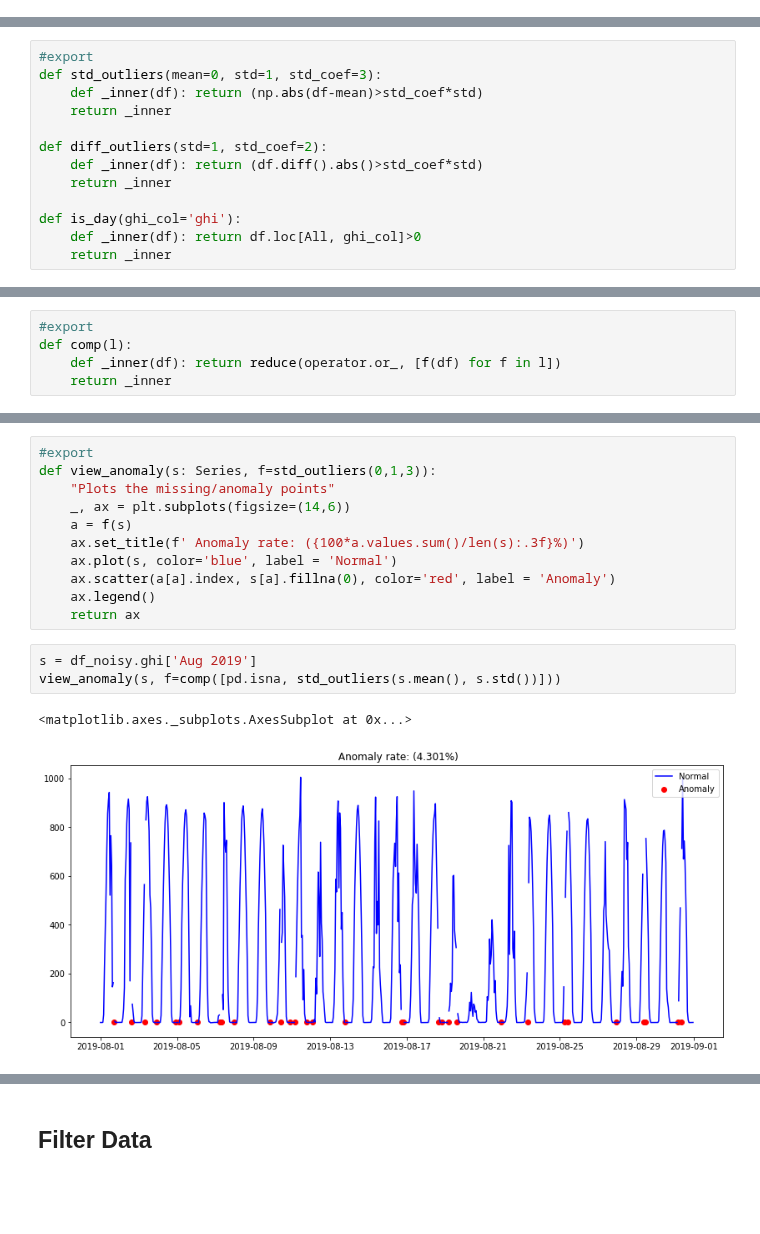
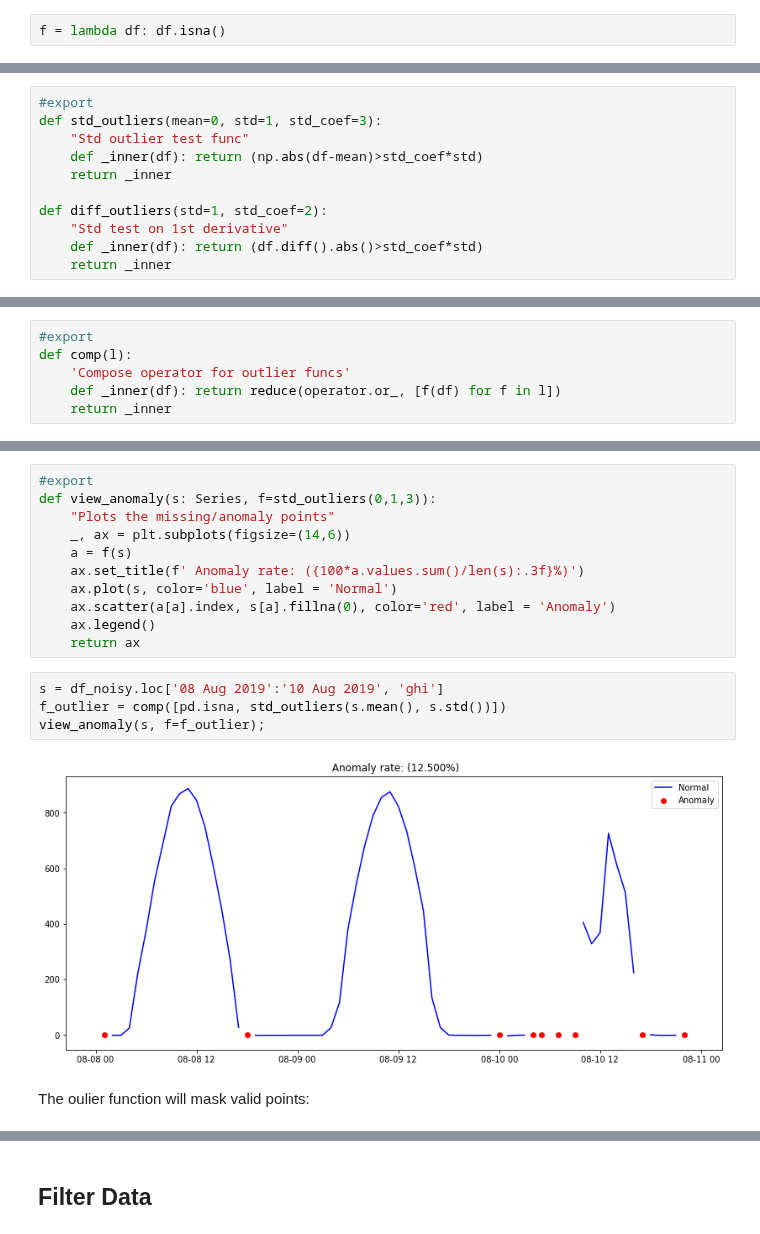
Before and after one commit to francisco-ar/pvtools, a Jupyter notebook: nbs/04_utils.missing.ipynb, the cells around one changed output, grey strips where cells are left out. Saved outputs shown, nothing was run; the diff lists cells and outputs as text; blank space fills up the shorter version.

```diff
--- a/nbs/04_utils.missing.ipynb
+++ b/nbs/04_utils.missing.ipynb
@@ -46,0 +76,2 @@ plot_missing(df_noisy)
+# %%
+f = lambda df: df.isna()
@@ -49,15 +97,13 @@ We can define more interesting functions:
 # %%
 #export
 def std_outliers(mean=0, std=1, std_coef=3):
+    "Std outlier test func"
     def _inner(df): return (np.abs(df-mean)>std_coef*std)
     return _inner
 
 def diff_outliers(std=1, std_coef=2):
+    "Std test on 1st derivative"
     def _inner(df): return (df.diff().abs()>std_coef*std)
     return _inner
-
-def is_day(ghi_col='ghi'):
-    def _inner(df): return df.loc[All, ghi_col]>0
-    return _inner
 # %%
 f_std = std_outliers(df.mean(), df.std())
@@ -69,5 +143,6 @@ And the composition of various criteria
 # %%
 #export
 def comp(l):
+    'Compose operator for outlier funcs'
     def _inner(df): return reduce(operator.or_, [f(df) for f in l])
     return _inner
@@ -87,8 +167,10 @@ def view_anomaly(s: Series, f=std_outliers(0,1,3)):
     ax.legend()
     return ax
 # %%
-s = df_noisy.ghi['Aug 2019']
-view_anomaly(s, f=comp([pd.isna, std_outliers(s.mean(), s.std())]))
+s = df_noisy.loc['08 Aug 2019':'10 Aug 2019', 'ghi']
+f_outlier = comp([pd.isna, std_outliers(s.mean(), s.std())])
+view_anomaly(s, f=f_outlier);
 # %% [output]
-<matplotlib.axes._subplots.AxesSubplot at 0x...>
-[figure, old version]
+[figure, new version]
+# %% [markdown]
+The oulier function will mask valid points:
```
Also changed, not shown: parts of 36 cells of this notebook, 8 other files.
